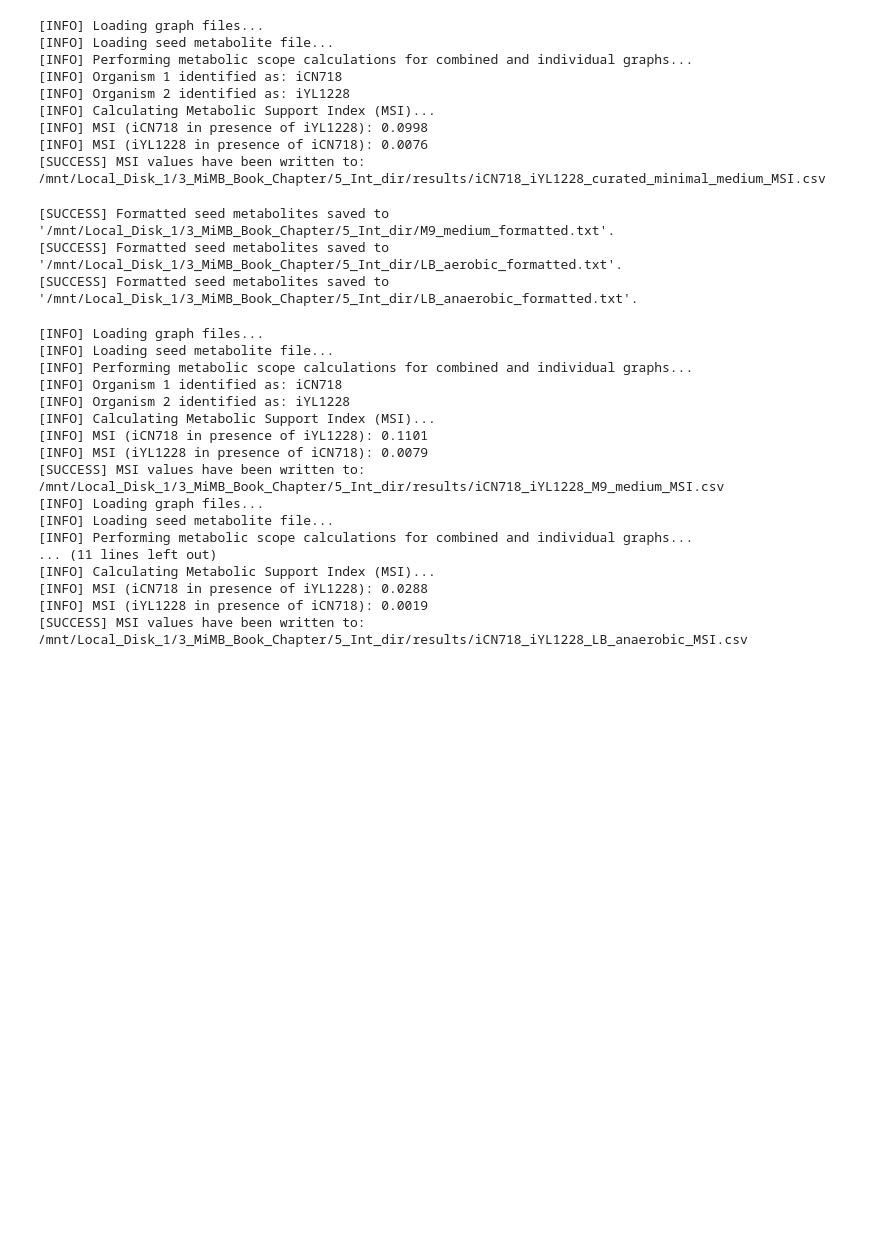
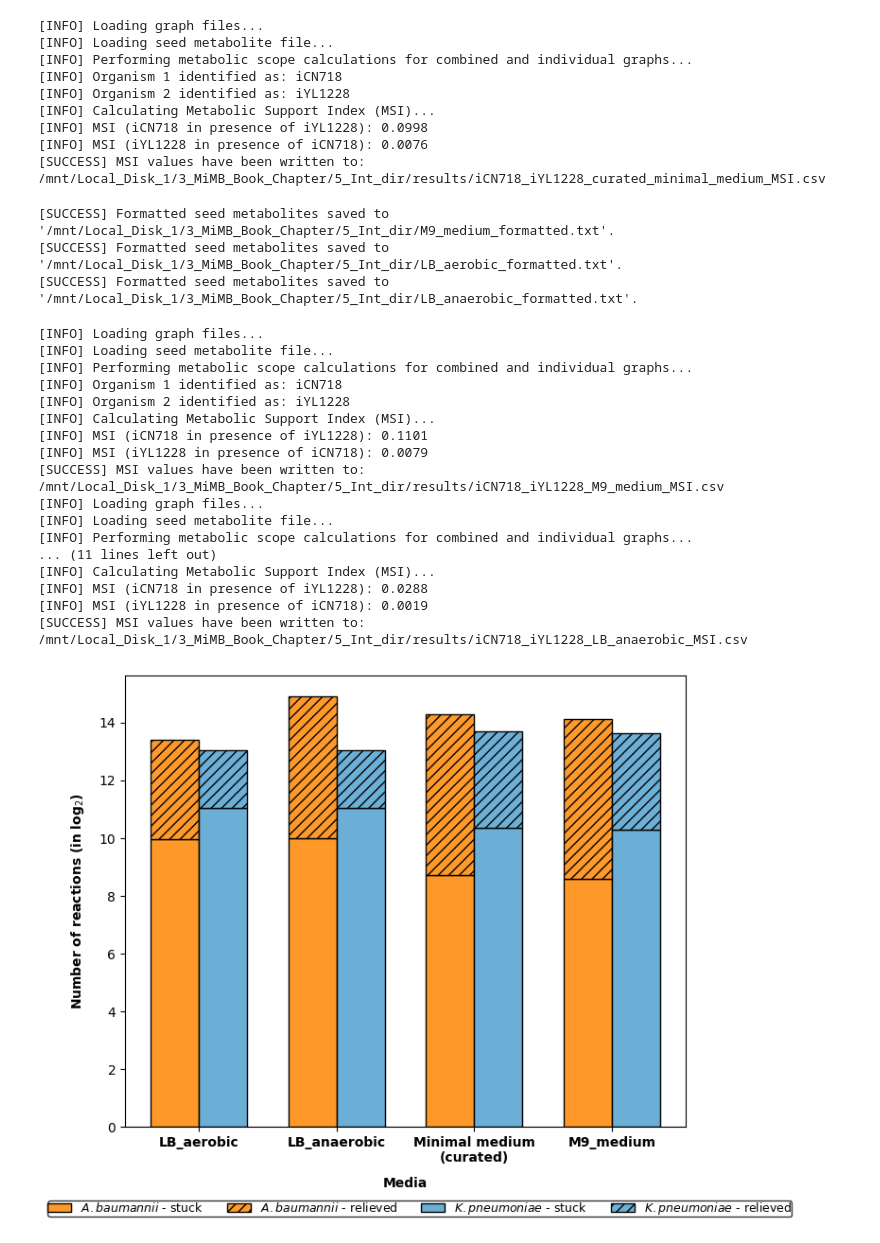
Before and after one commit to RamanLab/metquest, a Jupyter notebook: MSI_Protocol/metquest-protocol.ipynb, the cells around one changed output. Cells and saved outputs as stored; diff of their text form; code cells hidden in the pictures; blank space fills up the shorter version.

Commit message:
Updated with plots

```diff
--- a/MSI_Protocol/metquest-protocol.ipynb
+++ b/MSI_Protocol/metquest-protocol.ipynb
@@ -947,3 +950,59 @@ find_metabolic_support_index(intermediate_dir, graph_name_combined, graph_name_f
 [INFO] MSI (iCN718 in presence of iYL1228): 0.0288
 [INFO] MSI (iYL1228 in presence of iCN718): 0.0019
 [SUCCESS] MSI values have been written to: /mnt/Local_Disk_1/3_MiMB_Book_Chapter/5_Int_dir/results/iCN718_iYL1228_LB_anaerobic_MSI.csv
+# %%
+# Plotting the stuck and relieved reactions in individual and paired graphs
+
+# Media conditions for comparison
+media = ["LB_aerobic", "LB_anaerobic", "Minimal medium\n(curated)", "M9_medium"]
+
+# Log2 values of the number of reactions
+# A. baumannii:
+A_baumannii_main = [9.948367232, 9.981567282, 8.727920455, 8.569855608]
+A_baumannii_other = [3.459431619, 4.906890596, 5.554588852, 5.554588852]
+
+# K. pneumoniae:
+K_pneumoniae_main = [11.02859678, 11.033423, 10.3553511, 10.2911707]
+K_pneumoniae_other = [2, 2, 3.321928095, 3.321928095]
+
+# Defining color palettes
+yellow_palette = palettable.colorbrewer.sequential.YlOrBr_9.mpl_colors
+blue_palette = palettable.colorbrewer.sequential.Blues_9.mpl_colors
+
+# Bar width and positions
+bar_width = 0.35
+x = np.arange(len(media))
+
+fig, ax = plt.subplots(figsize=(8, 6))
+
+# Plotting stacked bars for A. baumannii
+ax.bar(x - bar_width / 2, A_baumannii_main, width=bar_width, label='$\mathit{A.baumannii}$ - stuck', color=yellow_palette[4], edgecolor='black')
+ax.bar(x - bar_width / 2, A_baumannii_other, width=bar_width, bottom=A_baumannii_main, label='$\mathit{A.baumannii}$ - relieved', color=yellow_palette[4], hatch='///', alpha=0.99, edgecolor='black')
+
+# Plotting stacked bars for K. pneumoniae
+ax.bar(x + bar_width / 2, K_pneumoniae_main, width=bar_width, label='$\mathit{K.pneumoniae}$ - stuck', color=blue_palette[4], edgecolor='black')
+ax.bar(x + bar_width / 2, K_pneumoniae_other, width=bar_width, bottom=K_pneumoniae_main, label='$\mathit{K.pneumoniae}$ - relieved', color=blue_palette[4], hatch='///', alpha=0.99, edgecolor='black')
+
+ax.set_xlabel('Media', labelpad=9, fontweight="bold")
+ax.set_ylabel('Number of reactions (in log$_2$)', labelpad=10, fontweight="bold")
+ax.set_xticks(x)
+ax.set_xticklabels(media, fontsize=10, fontweight="bold")
+
+# Adding legend
+legend = ax.legend(
+    loc='upper right',
+    bbox_to_anchor=(1.2, -0.15),
+    fontsize=9,
+    frameon=True,
+    borderpad=0, ncol=4,
+    edgecolor='black'
+)
+
+legend.get_title().set_fontweight('bold')
+plt.tight_layout()
+
+# Saving the plot
+plt.savefig("/mnt/Local_Disk_1/3_MiMB_Book_Chapter/6_Figures/1_Figure.pdf", format="pdf")
+plt.show()
+# %% [output]
+[figure, added]
```
Also changed, not shown: parts of 2 cells of this notebook.
